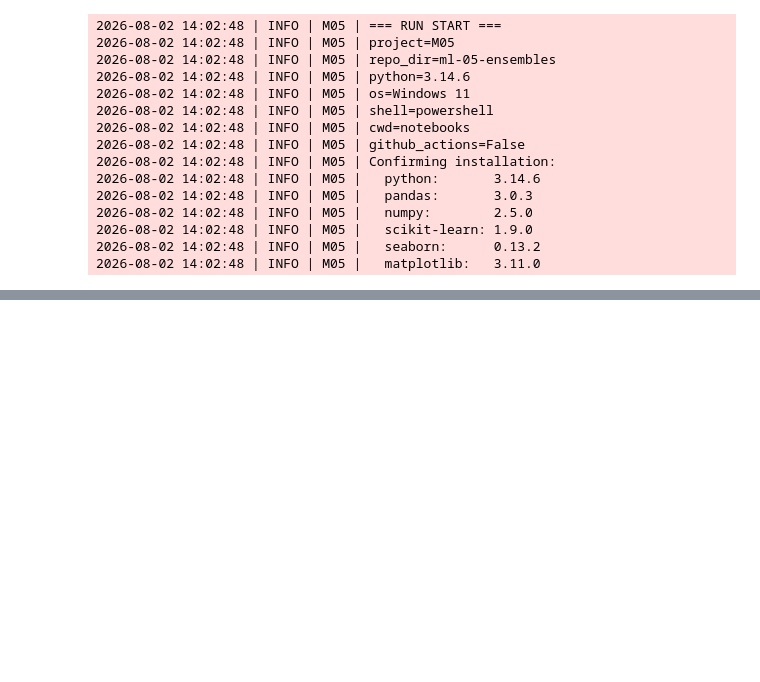
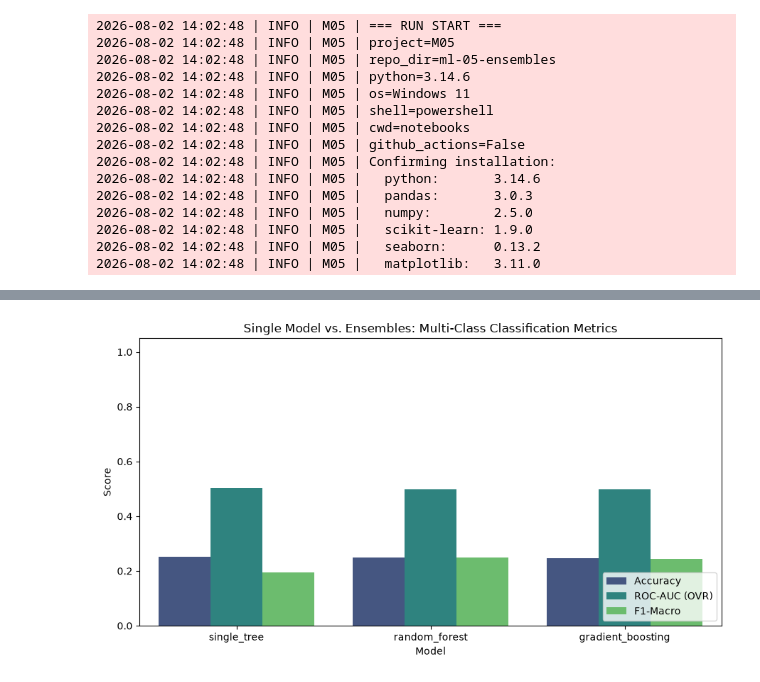
Before and after one commit to JSellinger/ml-05-ensembles, a Jupyter notebook: notebooks/ml_5_ensembles Phase 5.ipynb, the cells around one changed output, grey strips where cells are left out. Saved outputs shown, nothing was run; the diff lists cells and outputs as text; code cells hidden in the pictures; blank space fills up the shorter version.

```diff
--- a/notebooks/ml_5_ensembles Phase 5.ipynb
+++ b/notebooks/ml_5_ensembles Phase 5.ipynb
@@ -84,0 +223,80 @@ Loaded 73100 rows, 15 columns
+# %%
+# === Section 5. Compare on Held-Out Data ===
+
+"""Score every model on the same test set and chart the results.
+
+WHY: The only fair comparison is on data none of them trained on.
+For a multi-class target like 'Weather Condition', multi-class ROC-AUC (OVR)
+and macro F1-Score give a complete evaluation picture across all categories.
+"""
+
+from sklearn.metrics import accuracy_score, f1_score, roc_auc_score
+import matplotlib.pyplot as plt
+import seaborn as sns
+
+# Store predictions and full class prediction probabilities
+preds = {
+    "single_tree": modelA.predict(X_test),
+    "random_forest": modelB.predict(X_test),
+    "gradient_boosting": modelC.predict(X_test),
+}
+
+probs = {
+    "single_tree": modelA.predict_proba(X_test),
+    "random_forest": modelB.predict_proba(X_test),
+    "gradient_boosting": modelC.predict_proba(X_test),
+}
+
+# Calculate Accuracy, Multi-class ROC-AUC (One-vs-Rest), and Macro F1-Score
+scores: dict[str, float] = {}
+roc_auc_scores: dict[str, float] = {}
+f1_scores: dict[str, float] = {}
+
+for name in preds:
+    scores[name] = float(accuracy_score(y_test, preds[name]))
+
+    # Calculate macro F1 across all target classes
+    f1_scores[name] = float(f1_score(y_test, preds[name], average="macro"))
+
+    # Calculate One-vs-Rest multi-class ROC-AUC
+    roc_auc_scores[name] = float(
+        roc_auc_score(y_test, probs[name], multi_class="ovr", average="macro")
+    )
+
+    LOG.info(
+        f"  {name:18s} | Acc: {scores[name]:.3f} | "
+        f"AUC: {roc_auc_scores[name]:.3f} | F1: {f1_scores[name]:.3f}"
+    )
+
+# Prepare DataFrame for multi-metric visualization
+df_metrics = pd.DataFrame(
+    {
+        "Model": list(scores.keys()) * 3,
+        "Metric Score": list(scores.values()) + list(roc_auc_scores.values()) + list(f1_scores.values()),
+        "Metric": ["Accuracy"] * 3 + ["ROC-AUC (OVR)"] * 3 + ["F1-Macro"] * 3,
+    }
+)
+
+# Start a new figure
+plt.figure(figsize=(9, 5))
+
+# Plot Accuracy, ROC-AUC, and F1-Score side-by-side
+sns.barplot(
+    data=df_metrics, x="Model", y="Metric Score", hue="Metric", palette="viridis"
+)
+
+plt.ylim(0, 1.05)
+plt.xlabel("Model")
+plt.ylabel("Score")
+plt.title("Single Model vs. Ensembles: Multi-Class Classification Metrics")
+plt.legend(loc="lower right")
+plt.xticks(rotation=0)
+plt.tight_layout()
+
+# Show the plot
+plt.show()
+
+# Identify top model by ROC-AUC score
+best: str = max(roc_auc_scores, key=roc_auc_scores.get)  # type: ignore[arg-type]
+LOG.info(f"Best model: {best} with ROC-AUC = {roc_auc_scores[best]:.3f}")
+# %% [output]
@@ -84,0 +306 @@ Loaded 73100 rows, 15 columns
+[figure, added]
```
Also changed, not shown: parts of 13 cells of this notebook, 1 other file.
